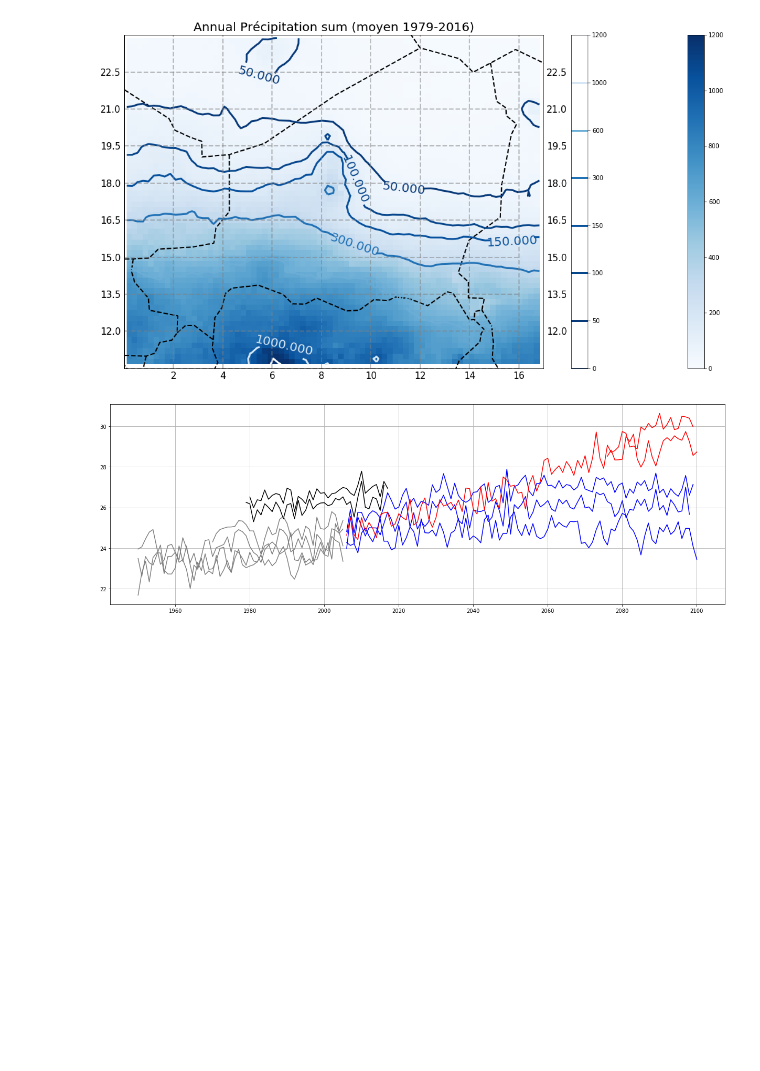
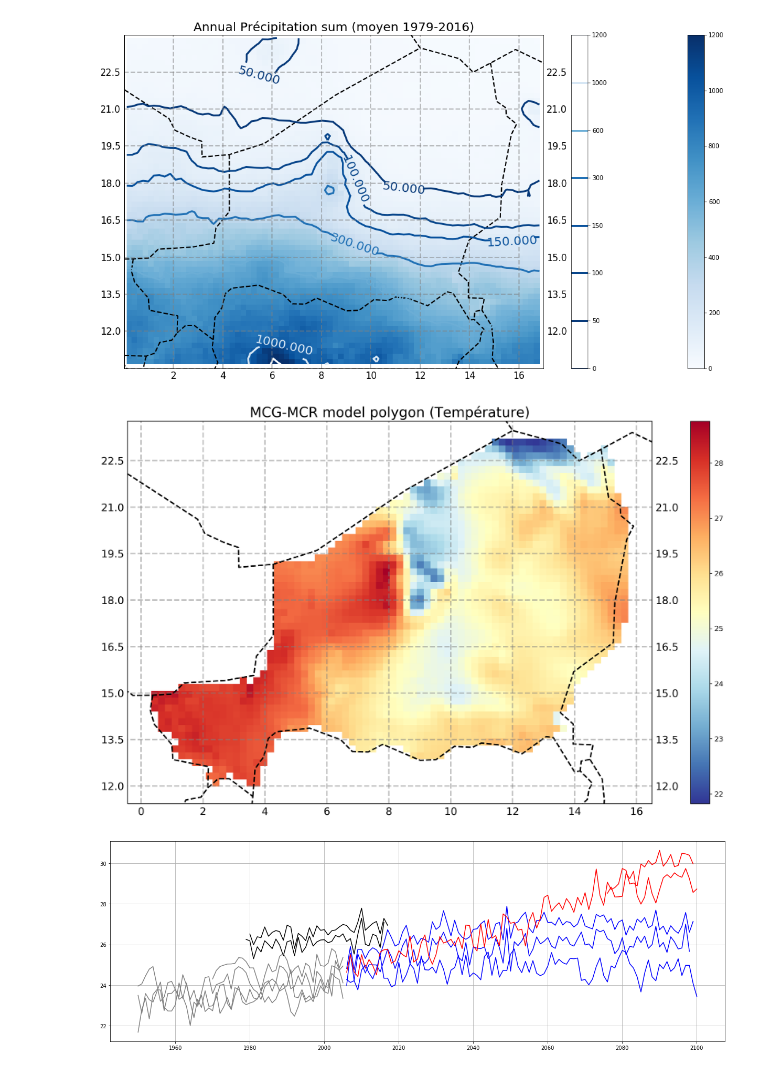
Before and after one commit to nilshempelmann/NAP_Niger, a Jupyter notebook: evaluation.ipynb, the cells around one changed output. Saved outputs shown, nothing was run; the diff lists cells and outputs as text; code cells hidden in the pictures; blank space fills up the shorter version.

Commit message:
calculation et visualisation des inicateurs

```diff
--- a/evaluation.ipynb
+++ b/evaluation.ipynb
@@ -228,6 +226,17 @@ plt.colorbar(cs2)
 plt.savefig(fname='./pics/pr_mean_1979-2016.png')
 # %% [output]
 [figure]
+# %%
+# example file
+f = '/home/nils/nap_niger/data/adjust/NER/tg-mean_AFR-22_MOHC-HadGEM2-ES_historical_r1i1p1_CLMcom-KIT-CCLM5-0-15_v1_mon_19500101-20051230_NER.nc'
+# %%
+from urllib import request
+out = fp.plot_map(resource=f, delta=-273.15, title='MCG-MCR model polygon (Température)')
+png_file , _ = request.urlretrieve(out.get()[0], '/home/nils/nap_niger/NAP_Niger/pics/Model_reduit.png')
+# %%
+Image(png_file)
+# %% [output]
+[figure, added]
 # %%
 from os import path, listdir
 
```
Also changed, not shown: parts of 2 cells of this notebook, 14 other files.
